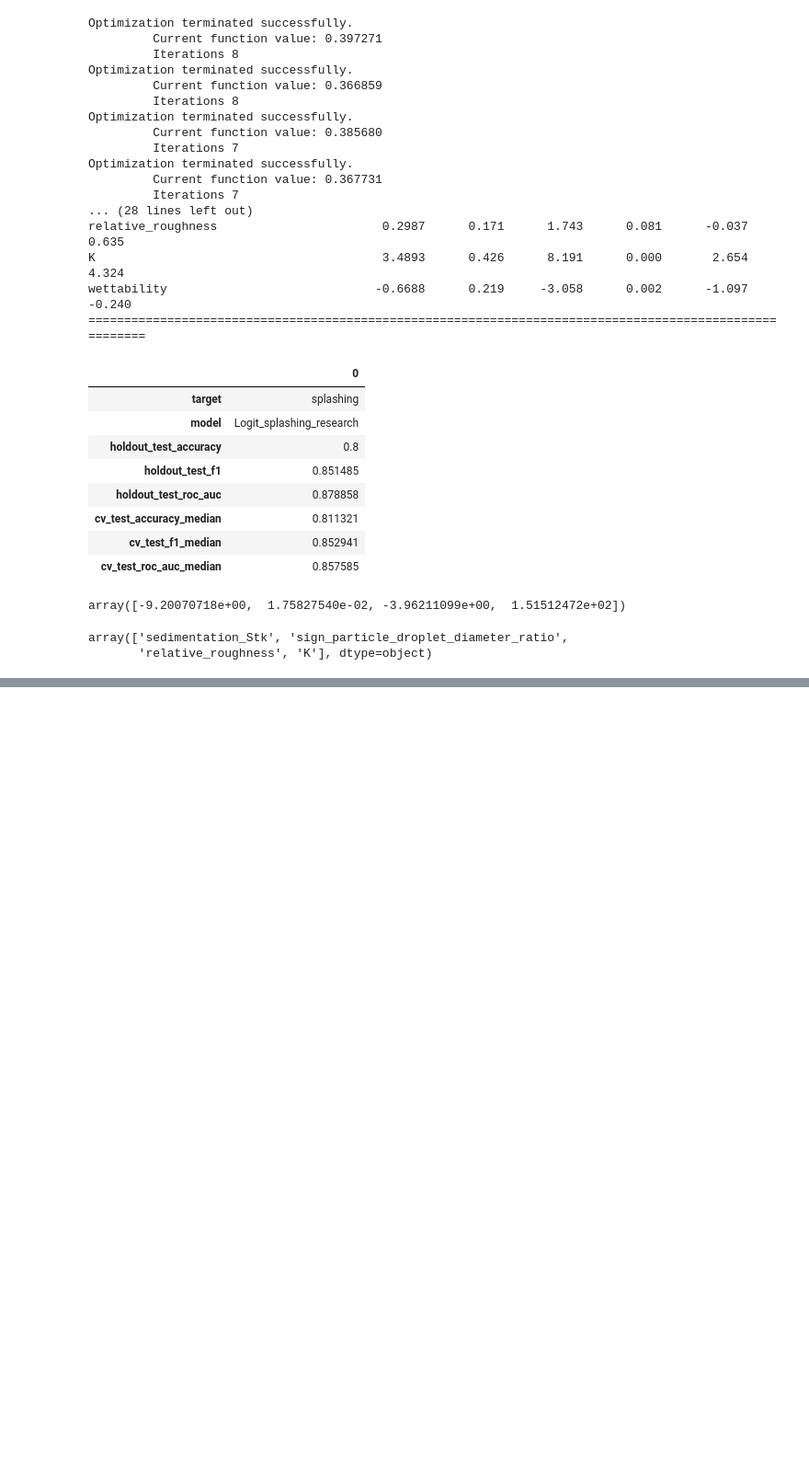
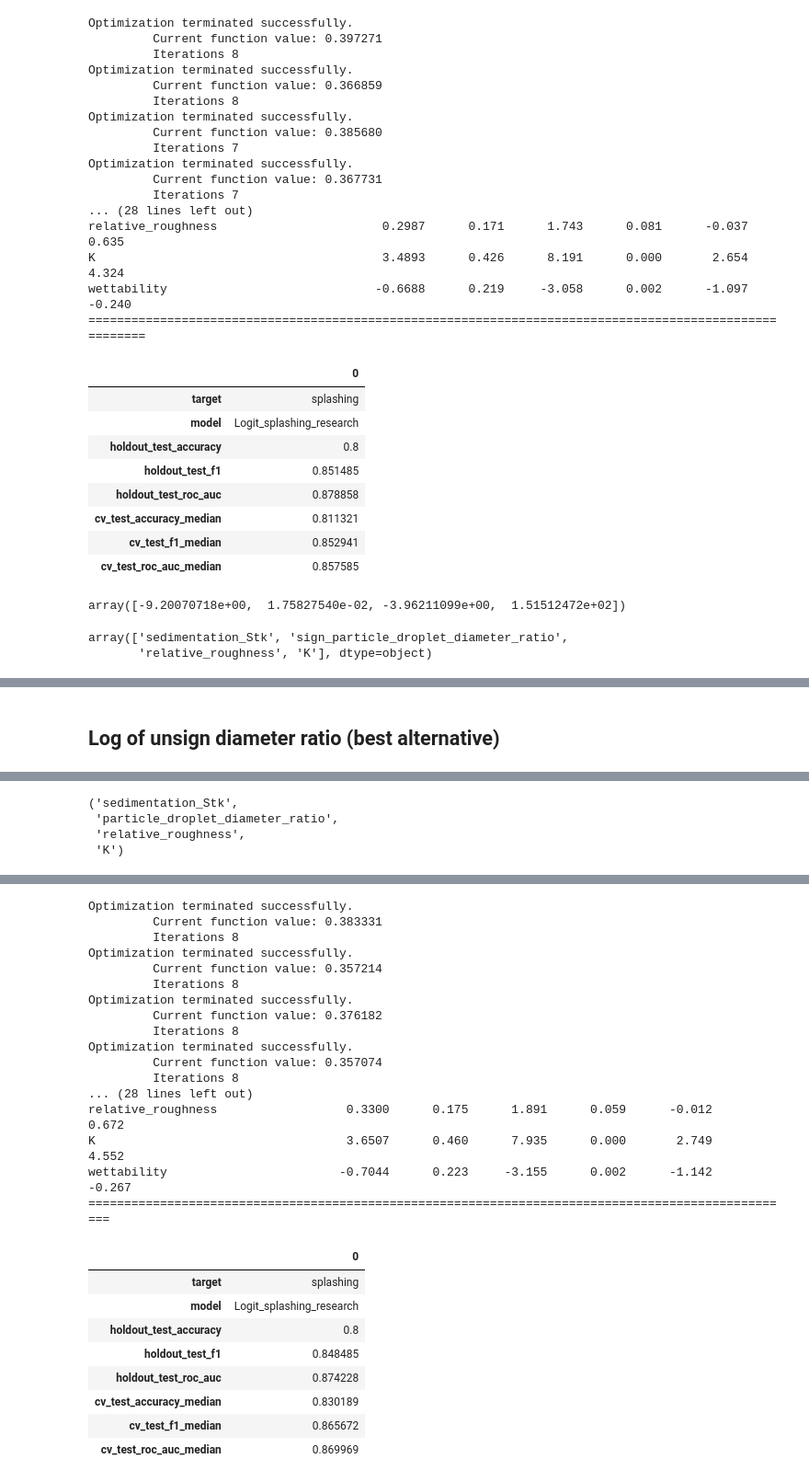
Before and after one commit to mvulf/drop-wall-impact-ml-prediction, a Jupyter notebook: notebooks/modelling_df3_dimless_4.1_logit_research.ipynb, the cells around one changed output, grey strips where cells are left out. Shown at 92% size. Saved outputs shown, nothing was run; the diff lists cells and outputs as text; code cells hidden in the pictures; blank space fills up the shorter version.

```diff
--- a/notebooks/modelling_df3_dimless_4.1_logit_research.ipynb
+++ b/notebooks/modelling_df3_dimless_4.1_logit_research.ipynb
@@ -448,0 +539,49 @@ array(['sedimentation_Stk', 'sign_particle_droplet_diameter_ratio',
+# %% [markdown]
+## Log of unsign diameter ratio (best alternative)
+# %%
+# from sklearn.linear_model import LogisticRegression
+
+estimator = StatsModelsEstimator(Logit)
+# estimator = LogisticRegression()
+
+ml_pipe = MLPipeline(
+    target='splashing',
+    estimator=estimator,
+    features_to_drop = (
+        'sign_particle_droplet_diameter_ratio',
+        'sign_sedimentation_Stk',
+        'Re',
+        'We',
+        'init_volume_fraction',
+        # 'particle_droplet_diameter_ratio',
+        'sedimentation_Re',
+        'particle_liquid_density_ratio',
+        # 'sedimentation_Stk',
+        'sign_sedimentation_Re',
+        # 'volume_fraction',
+        # 'relative_roughness',
+        # 'inclination',
+        # 'wettability',
+        # 'K',
+    ),
+    minmax_features=(
+        # 'relative_roughness',
+        'inclination',
+        'volume_fraction',
+    ),
+    passthrough_features=(
+        'wettability',
+    ),
+    log_features=(
+        'relative_roughness',
+        'sedimentation_Stk',
+        'particle_droplet_diameter_ratio',
+    ),
+    add_const=False,
+    model_postfix='research',
+)
+
+ml_pipe.run(
+    save_model_and_metrics=False,
+)
+# %% [output]
@@ -448,0 +592,4 @@ array(['sedimentation_Stk', 'sign_particle_droplet_diameter_ratio',
+('sedimentation_Stk',
+ 'particle_droplet_diameter_ratio',
+ 'relative_roughness',
+ 'K')
@@ -448,0 +604,26 @@ array(['sedimentation_Stk', 'sign_particle_droplet_diameter_ratio',
+Optimization terminated successfully.
+         Current function value: 0.383331
+         Iterations 8
+Optimization terminated successfully.
+         Current function value: 0.357214
+         Iterations 8
+Optimization terminated successfully.
+         Current function value: 0.376182
+         Iterations 8
+Optimization terminated successfully.
+         Current function value: 0.357074
+         Iterations 8
+... (28 lines left out)
+relative_roughness                  0.3300      0.175      1.891      0.059      -0.012       0.672
+K                                   3.6507      0.460      7.935      0.000       2.749       4.552
+wettability                        -0.7044      0.223     -3.155      0.002      -1.142      -0.267
+===================================================================================================
+|  | 0 |
+| target | splashing |
+| model | Logit_splashing_research |
+| holdout_test_accuracy | 0.8 |
+| holdout_test_f1 | 0.848485 |
+| holdout_test_roc_auc | 0.874228 |
+| cv_test_accuracy_median | 0.830189 |
+| cv_test_f1_median | 0.865672 |
+| cv_test_roc_auc_median | 0.869969 |
```
Also changed, not shown: parts of 4 cells of this notebook, 39 other files.
